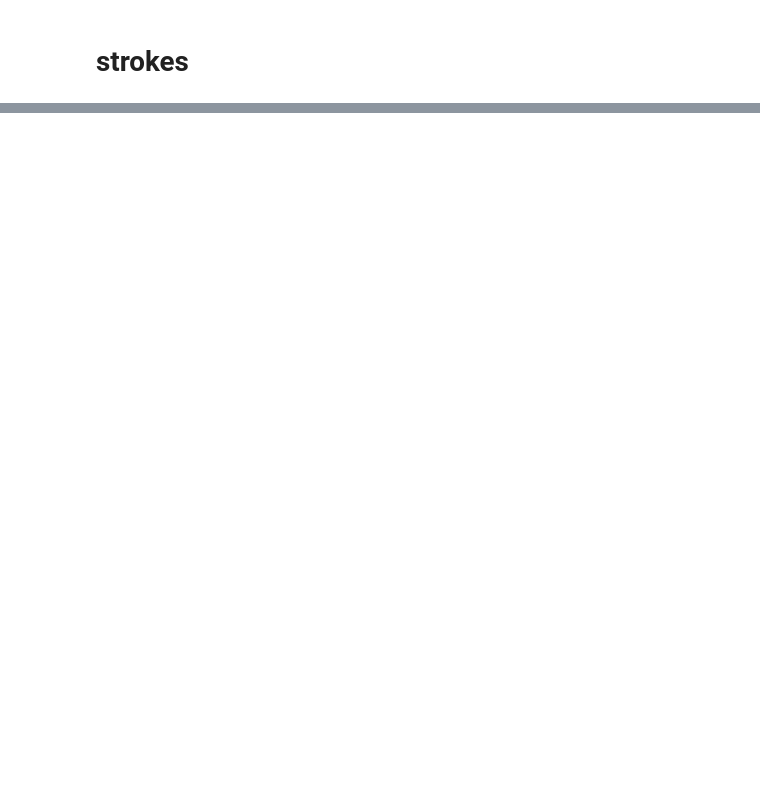
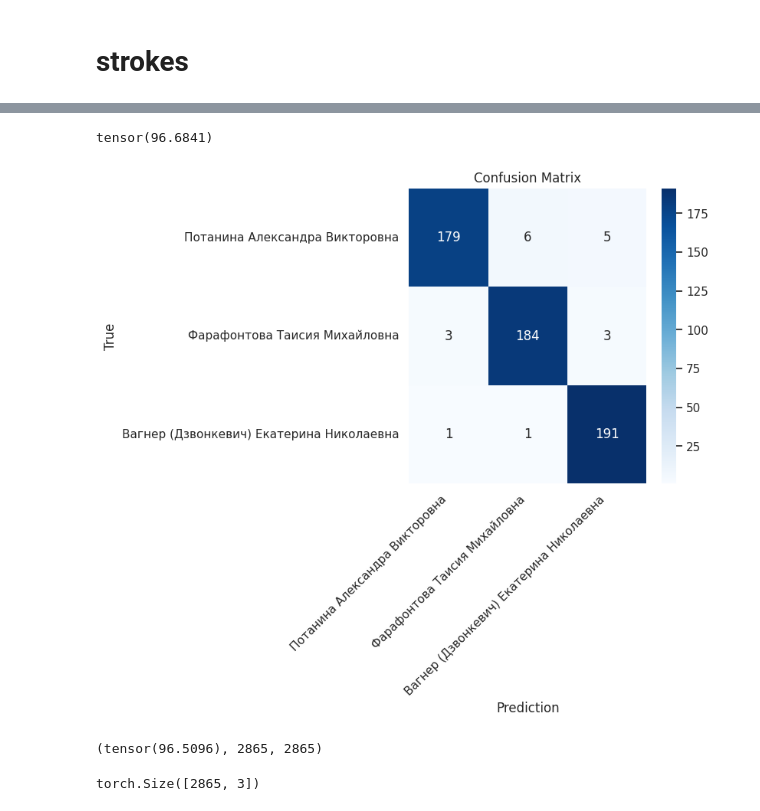
Before and after one commit to Natalka-Pro/Potanin, a Jupyter notebook: Colab Notebooks/Potanin.ipynb, the cells around one changed output, grey strips where cells are left out. Cells and saved outputs as stored; diff of their text form; code cells hidden in the pictures; blank space fills up the shorter version.

```diff
--- a/Colab Notebooks/Potanin.ipynb
+++ b/Colab Notebooks/Potanin.ipynb
@@ -1526,0 +1889,29 @@ trainer.train(train_loader, val_loader, n_epochs = 30)
+# %%
+y_pred, y_prob, y_true, acc = eval(cl_model, val_loader)
+y_pred, y_prob, y_true, acc = y_pred.cpu(), y_prob.cpu(), y_true.cpu(), acc.cpu()
+print(acc)
+conf_matrix(y_true, y_pred, dataset.cls2dir)
+# %% [output]
+tensor(96.6841)
+[figure, added]
+# %%
+transform = transforms.Compose(
+    [
+            transforms.ToTensor(),
+            Min_size(50),
+            ToModel(model, DEVICE),
+    ])
+
+dataset = My_TestDataset("КККМFOLDER_strokes_bin_ok", transform=transform, topk=3)
+loader = DataLoader(dataset, batch_size=BATCH_SIZE, shuffle=False)
+
+y_pred, y_prob, y_true, acc = eval(cl_model, loader)
+y_pred, y_prob, y_true, acc = y_pred.cpu(), y_prob.cpu(), y_true.cpu(), acc.cpu()
+paths = [i[0] for i in dataset.dataset]
+acc, len(paths), len(y_prob)
+# %% [output]
+(tensor(96.5096), 2865, 2865)
+# %%
+y_prob.shape
+# %% [output]
+torch.Size([2865, 3])
```
Also changed, not shown: parts of 39 cells of this notebook, 1 other file.
